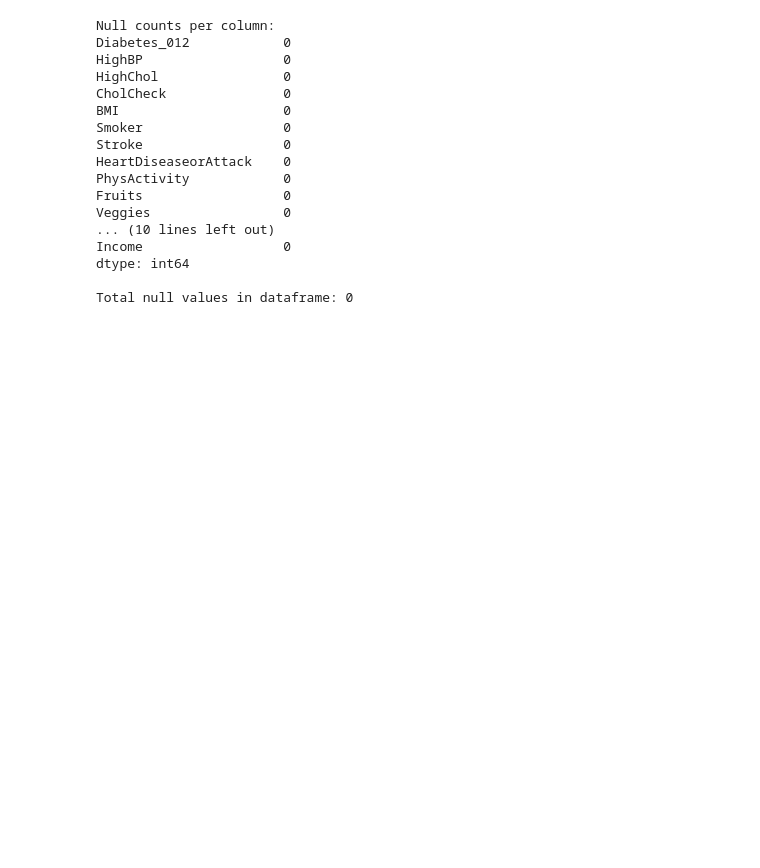
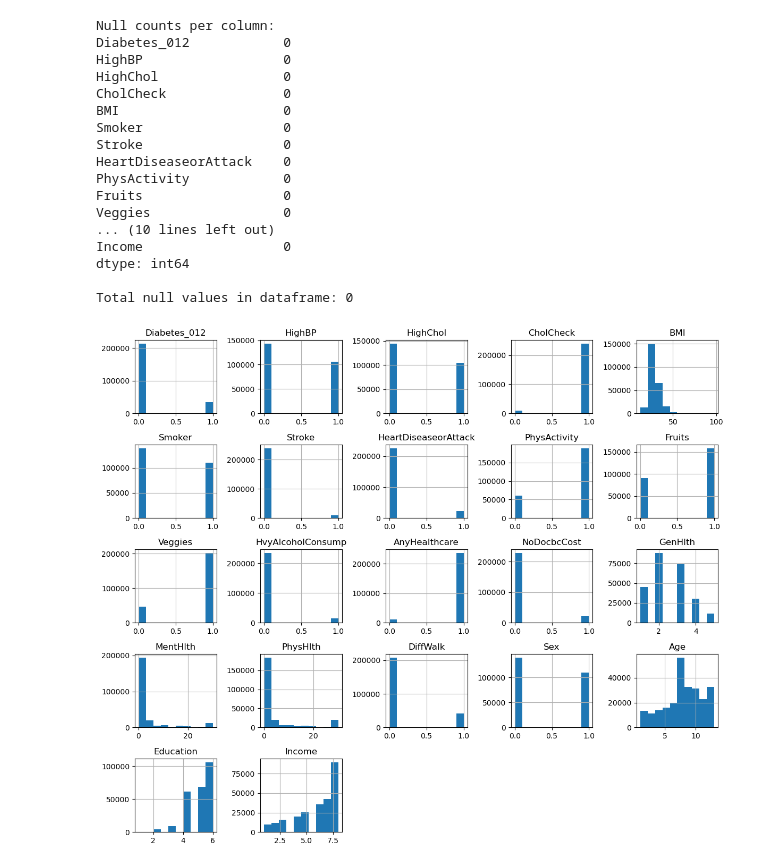
Before and after one commit to rytgo/CS171-PROJECT, a Jupyter notebook: andres_data/BRFSS2015.ipynb, the cells around one changed output. Saved outputs shown, nothing was run; the diff lists cells and outputs as text; code cells hidden in the pictures; blank space fills up the shorter version.

Commit message:
combined data + model notebook, added my portion of the shared visualization/analysis notebook

```diff
--- a/andres_data/BRFSS2015.ipynb
+++ b/andres_data/BRFSS2015.ipynb
@@ -40,4 +52,10 @@ This dataset it not balanced. I plan to use a stratified train-test split to mit
 # %%
+# drop prediabetic rows (label == 1) and reset index
+df = df[df['Diabetes_012'] != 1].reset_index(drop=True)
+
+# 0=nondiabetic, 1=diabetic
+df['Diabetes_012'] = df['Diabetes_012'].replace(2, 1).astype(int)
+
 # check for null values in the dataframe
 null_counts = df.isnull().sum()
 print("Null counts per column:")
@@ -63,3 +81,9 @@ Income                  0
 dtype: int64
 
 Total null values in dataframe: 0
+# %%
+df.hist(figsize=(12, 10))
+plt.tight_layout()
+plt.show()
+# %% [output]
+[figure, added]
```
Also changed, not shown: parts of 17 cells of this notebook, 5 other files.
